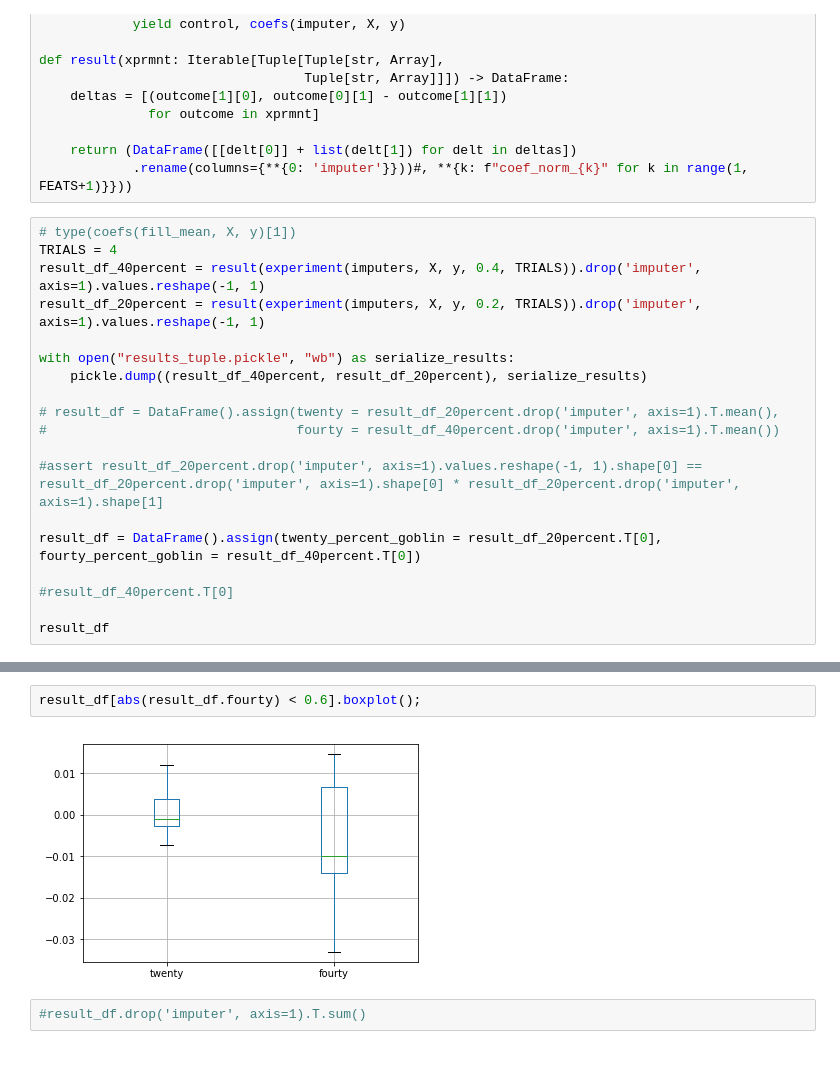
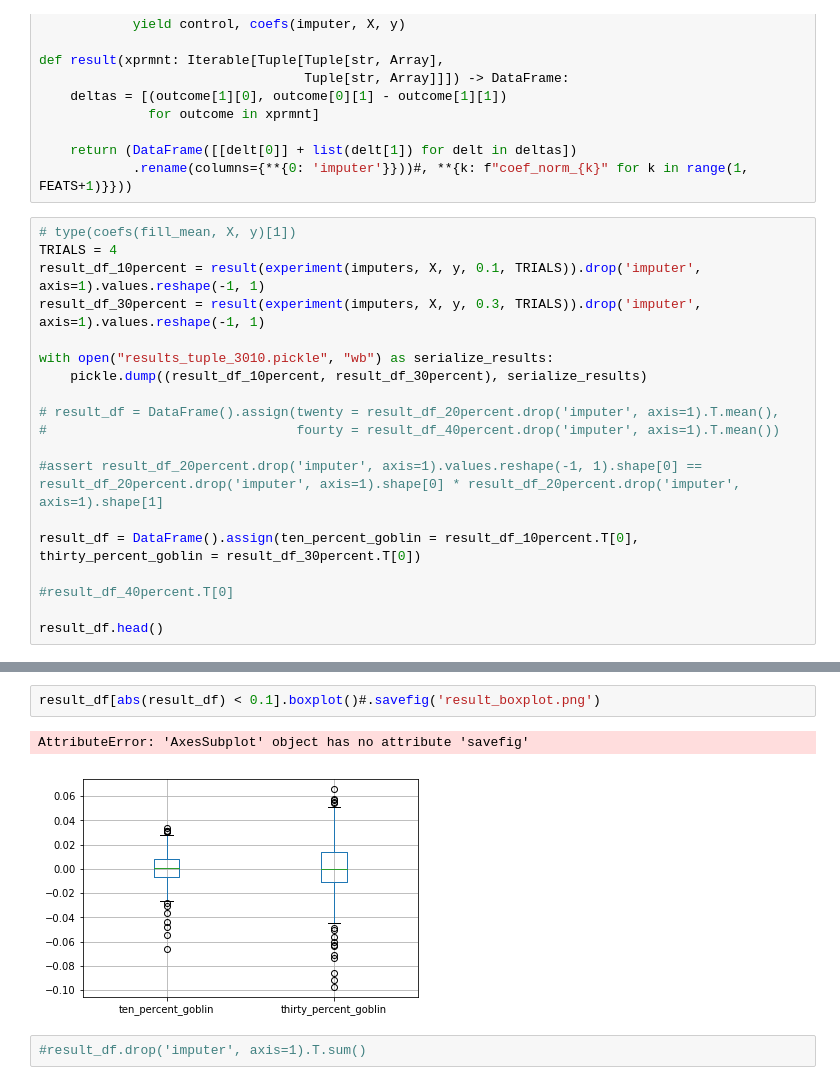
Before and after one commit to quinn-dougherty/missingness-lightningtalk, a Jupyter notebook: waterpoint/waterpoint-study-notes.ipynb, the cells around one changed output, grey strips where cells are left out. Cells and saved outputs as stored; diff of their text form.

```diff
--- a/waterpoint/waterpoint-study-notes.ipynb
+++ b/waterpoint/waterpoint-study-notes.ipynb
@@ -141,20 +141,20 @@ def result(xprmnt: Iterable[Tuple[Tuple[str, Array],
 # %%
 # type(coefs(fill_mean, X, y)[1])
 TRIALS = 4
-result_df_40percent = result(experiment(imputers, X, y, 0.4, TRIALS)).drop('imputer', axis=1).values.reshape(-1, 1)
-result_df_20percent = result(experiment(imputers, X, y, 0.2, TRIALS)).drop('imputer', axis=1).values.reshape(-1, 1)
+result_df_10percent = result(experiment(imputers, X, y, 0.1, TRIALS)).drop('imputer', axis=1).values.reshape(-1, 1)
+result_df_30percent = result(experiment(imputers, X, y, 0.3, TRIALS)).drop('imputer', axis=1).values.reshape(-1, 1)
 
-with open("results_tuple.pickle", "wb") as serialize_results:
-    pickle.dump((result_df_40percent, result_df_20percent), serialize_results)
+with open("results_tuple_3010.pickle", "wb") as serialize_results:
+    pickle.dump((result_df_10percent, result_df_30percent), serialize_results)
 
 # result_df = DataFrame().assign(twenty = result_df_20percent.drop('imputer', axis=1).T.mean(),
 #                                fourty = result_df_40percent.drop('imputer', axis=1).T.mean())
 
 #assert result_df_20percent.drop('imputer', axis=1).values.reshape(-1, 1).shape[0] == result_df_20percent.drop('imputer', axis=1).shape[0] * result_df_20percent.drop('imputer', axis=1).shape[1]
 
-result_df = DataFrame().assign(twenty_percent_goblin = result_df_20percent.T[0], fourty_percent_goblin = result_df_40percent.T[0])
+result_df = DataFrame().assign(ten_percent_goblin = result_df_10percent.T[0], thirty_percent_goblin = result_df_30percent.T[0])
 
 #result_df_40percent.T[0]
 
-result_df
+result_df.head()
 # %% [output]
@@ -162,7 +167,8 @@ result_df
 # %%
-result_df[abs(result_df.fourty) < 0.6].boxplot();
+result_df[abs(result_df) < 0.1].boxplot()#.savefig('result_boxplot.png')
 # %% [output]
+AttributeError: 'AxesSubplot' object has no attribute 'savefig'
-[figure, old version]
+[figure, new version]
 # %%
 #result_df.drop('imputer', axis=1).T.sum()
 # %%
```
Also changed, not shown: parts of 1 cell of this notebook, 3 other files.
